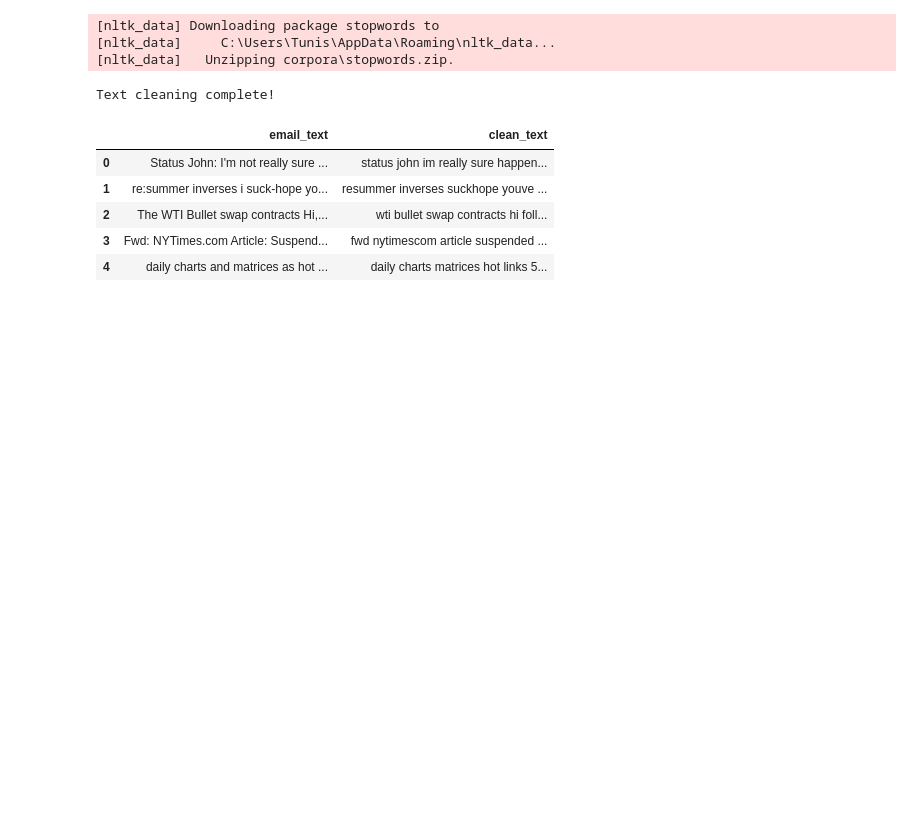
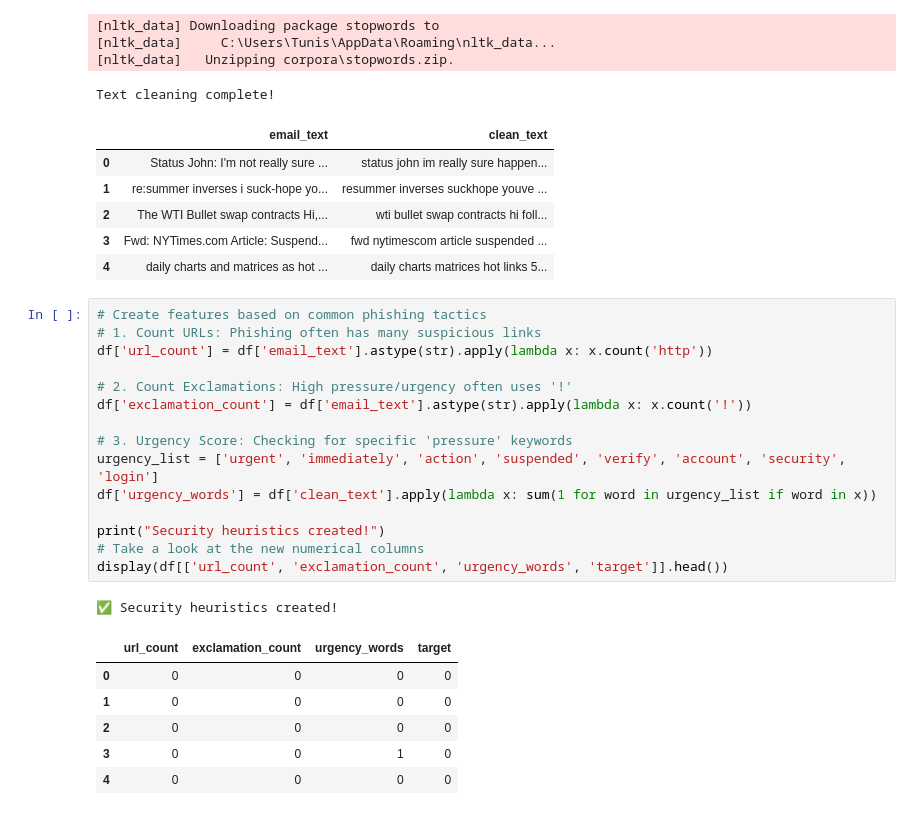
Before and after one commit to chaima-khoualdia/Security-Projectt, a Jupyter notebook: .ipynb, the cells around one changed output. Cells and saved outputs as stored; diff of their text form; blank space fills up the shorter version.

```diff
--- a/.ipynb
+++ b/.ipynb
@@ -107,3 +107,26 @@ Text cleaning complete!
 | 2 | The WTI Bullet swap contracts Hi,... | wti bullet swap contracts hi foll... |
 | 3 | Fwd: NYTimes.com Article: Suspend... | fwd nytimescom article suspended ... |
 | 4 | daily charts and matrices as hot ... | daily charts matrices hot links 5... |
+# %%
+# Create features based on common phishing tactics
+# 1. Count URLs: Phishing often has many suspicious links
+df['url_count'] = df['email_text'].astype(str).apply(lambda x: x.count('http'))
+
+# 2. Count Exclamations: High pressure/urgency often uses '!'
+df['exclamation_count'] = df['email_text'].astype(str).apply(lambda x: x.count('!'))
+
+# 3. Urgency Score: Checking for specific 'pressure' keywords
+urgency_list = ['urgent', 'immediately', 'action', 'suspended', 'verify', 'account', 'security', 'login']
+df['urgency_words'] = df['clean_text'].apply(lambda x: sum(1 for word in urgency_list if word in x))
+
+print("Security heuristics created!")
+# Take a look at the new numerical columns
+display(df[['url_count', 'exclamation_count', 'urgency_words', 'target']].head())
+# %% [output]
+✅ Security heuristics created!
+|  | url_count | exclamation_count | urgency_words | target |
+| 0 | 0 | 0 | 0 | 0 |
+| 1 | 0 | 0 | 0 | 0 |
+| 2 | 0 | 0 | 0 | 0 |
+| 3 | 0 | 0 | 1 | 0 |
+| 4 | 0 | 0 | 0 | 0 |
```
Also changed, not shown: parts of 7 cells of this notebook, 2 other files.
